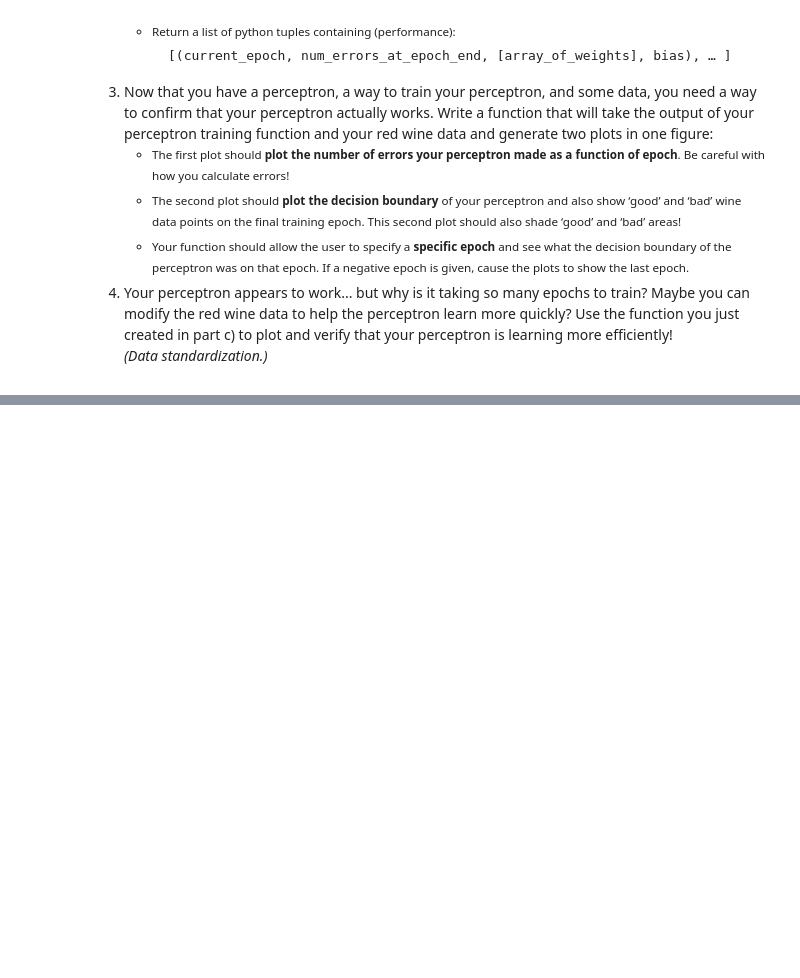
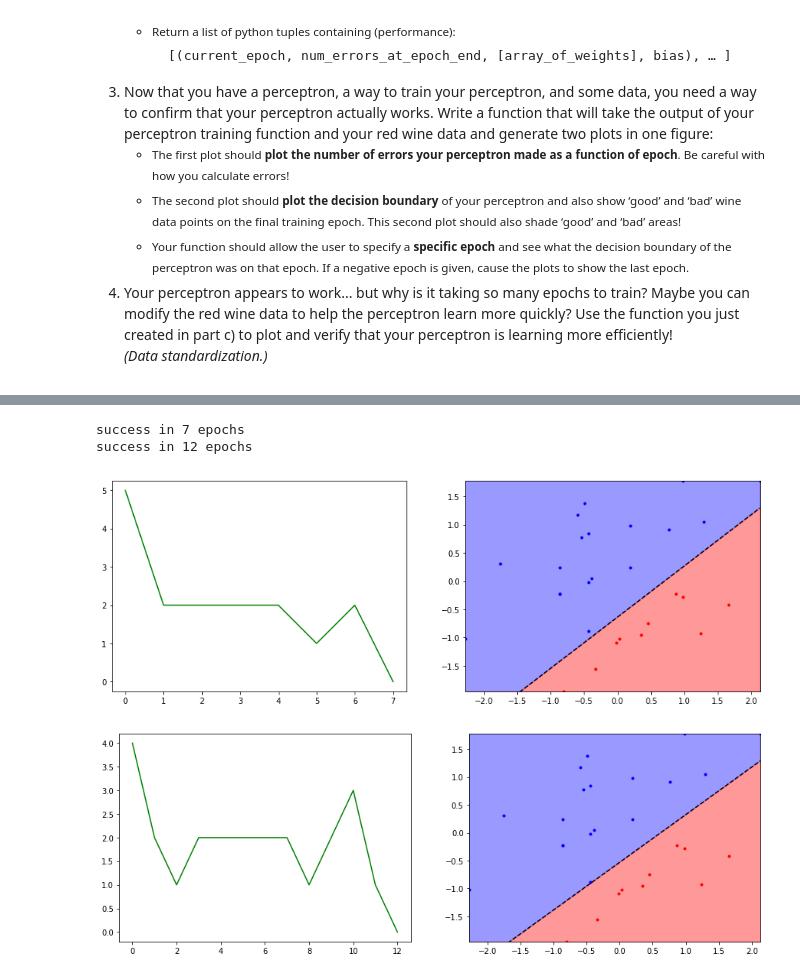
Before and after one commit to DamianDominoDavis/sommalier, a Jupyter notebook: sommalier.ipynb, the cells around one changed output, grey strips where cells are left out. Saved outputs shown, nothing was run; the diff lists cells and outputs as text; code cells hidden in the pictures; blank space fills up the shorter version.

```diff
--- a/sommalier.ipynb
+++ b/sommalier.ipynb
@@ -165,0 +185,73 @@ success in 13240 epochs
+# %%
+import random
+import matplotlib.pyplot as plt
+import numpy as np
+import pandas
+
+class Adaline(object):
+    def __init__(self, data, stand=True):
+        dimens = [x for x in data if x != 'quality']
+        if stand == True:
+            data[dimens] = (data[dimens]-data[dimens].mean()) / data[dimens].std()
+        self.data = data
+        self.dimens = tuple(dimens)
+        self.D = len(self.dimens)
+
+    def train(self, threshold, rate, epoch=0):
+        ret = []
+        bias = random.uniform(-1,1)
+        weights = [random.uniform(-1,1)] * self.D
+        cur_epoch = 0
+        while cur_epoch < epoch or epoch == 0:
+            num_errors = 0
+            for i in range(self.data.shape[0]):
+                xi = self.data.iloc[i]
+                cmp = bias + sum([weights[d] * xi[self.dimens[d]] for d in range(self.D)])
+                yi = int(cmp > 0)
+                error = int(xi.quality >= threshold) - yi
+                if error:
+                    num_errors += 1
+                    weights = [weights[w] + error * rate * xi[self.dimens[w]] for w in range(self.D)]
+                    bias += error * rate
+            ret.append(tuple([cur_epoch, num_errors, weights, bias]))
+            cur_epoch += 1
+            if num_errors == 0:
+                break
+        return ret
+
+def report(performance, data, good_thresh, bad_thresh,  epoch=-1, save_plot=False):
+    print('{} in {} epochs'.format('success' if performance[-1][1] == 0 else 'failed', performance[-1][0]))
+    e = performance[epoch if 0 <= epoch and epoch < len(performance) else -1]
+    a, b = -(e[3]/e[2][1])/(e[3]/e[2][0]), -(e[3]/e[2][1])
+    x = [xmin, xmax] = [np.min(data.pH), np.max(data.pH)]
+    c = [ya, yb] = [a*xmin + b, a*xmax + b]
+    y = [ymin, ymax] = [np.min(data.alcohol), np.max(data.alcohol)]
+
+    fig = plt.figure(figsize=[15, 5])
+    ax, bx = fig.subplots(1, 2)
+    story = pandas.DataFrame(performance, columns=['epoch', 'errors', 'weights', 'bias'])
+    ax.plot(story.epoch, story.errors, 'g-')
+    bx.axis([xmin, xmax, ymin, ymax])
+    bx.plot(data[data.quality>=gthresh].pH, data[data.quality>=gthresh].alcohol, 'b.')
+    bx.plot(data[data.quality<=bthresh].pH, data[data.quality<=bthresh].alcohol, 'r.')
+    bx.plot(x, c, "k--")
+    bx.fill_between(x, c, ymin, where= c<=ymax, color="red", alpha=.4)
+    bx.fill_between(x, c, ymax, where= c<=ymax, color="blue", alpha=.4)
+
+
+
+# url = 'https://raw.githubusercontent.com/DamianDominoDavis/sommalier/master/winequality-red.csv'
+# gthresh, bthresh = 8, 3
+# training = pandas.read_csv(url, sep=';')
+# training = training[['pH', 'alcohol','quality']]
+# training = training[(training.quality >= gthresh) | (training.quality <= bthresh)]
+
+# per = Adaline(training)
+# report(per.train(gthresh, 1), per.data, gthresh, bthresh)
+# poor = Adaline(training, stand=False)
+# report(poor.train(gthresh, 1, epoch=15000), poor.data, gthresh, bthresh)
+# %% [output]
+success in 7 epochs
+success in 12 epochs
+[figure, added]
+[figure, added]
```
Also changed, not shown: parts of 2 cells of this notebook.
